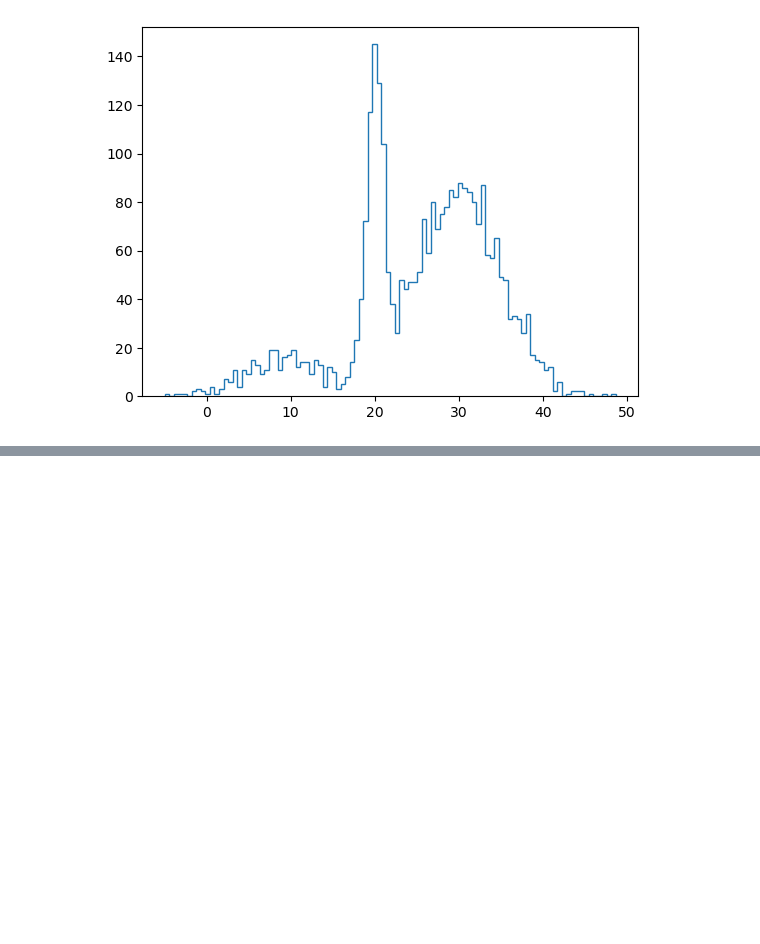
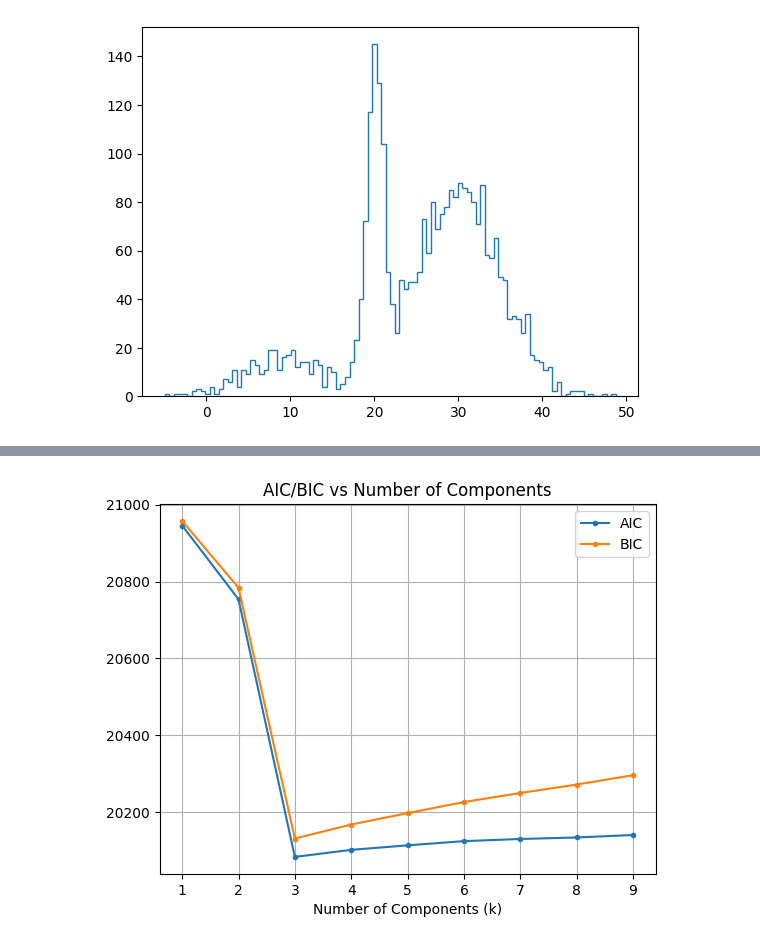
Before and after one commit to ludovicarbone/astrostatistics_bicocca_2024, a Jupyter notebook: working/L06_es1.ipynb, the cells around one changed output, grey strips where cells are left out. Saved outputs shown, nothing was run; the diff lists cells and outputs as text; code cells hidden in the pictures; blank space fills up the shorter version.

```diff
--- a/working/L06_es1.ipynb
+++ b/working/L06_es1.ipynb
@@ -38,0 +98,13 @@ plt.show()
+# %%
+AIC = [m.aic(X) for m in models]
+BIC = [m.bic(X) for m in models]
+# Plot these metrics
+plt.plot(range(1, 10), AIC, label='AIC', marker='.')
+plt.plot(range(1, 10), BIC, label='BIC', marker='.')
+plt.xlabel('Number of Components (k)')
+plt.title('AIC/BIC vs Number of Components')
+plt.legend()
+plt.grid()
+plt.show()
+# %% [output]
+[figure, added]
```
Also changed, not shown: parts of 7 cells of this notebook, 1 other file.
